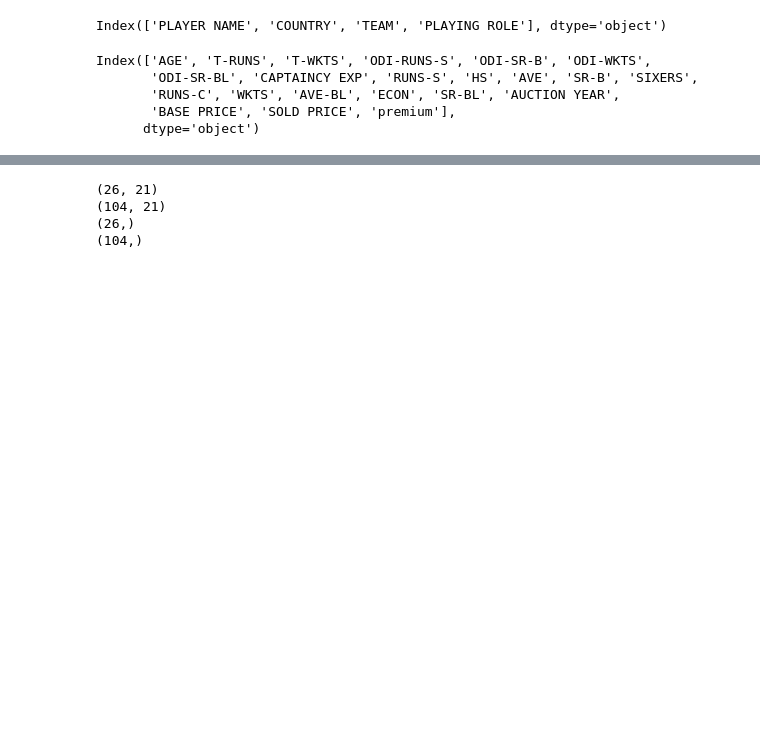
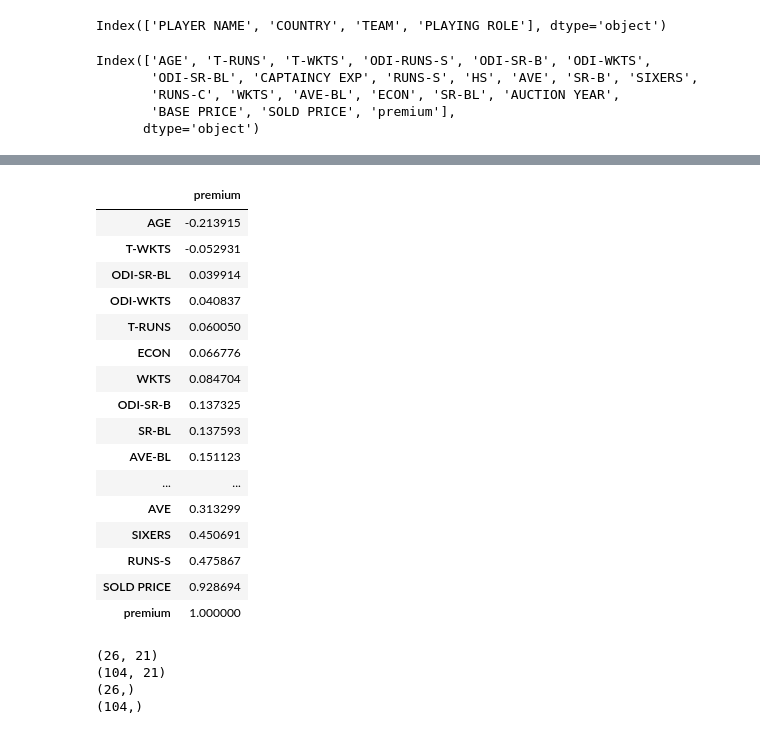
Before and after one commit to saptarshipal1/ipl_dataset2013, a Jupyter notebook: data/ipl_2013.ipynb, the cells around one changed output, grey strips where cells are left out. Drawn from its saved outputs; the diff is of its cells as text; code cells hidden in the pictures; blank space fills up the shorter version.

```diff
--- a/data/ipl_2013.ipynb
+++ b/data/ipl_2013.ipynb
@@ -253,0 +177,20 @@ sns.heatmap(df_num.corr())
+# %%
+df_num.corr()[['premium']].sort_values(by='premium',ascending =True)
+# %% [output]
+|  | premium |
+| AGE | -0.213915 |
+| T-WKTS | -0.052931 |
+| ODI-SR-BL | 0.039914 |
+| ODI-WKTS | 0.040837 |
+| T-RUNS | 0.060050 |
+| ECON | 0.066776 |
+| WKTS | 0.084704 |
+| ODI-SR-B | 0.137325 |
+| SR-BL | 0.137593 |
+| AVE-BL | 0.151123 |
+| ... | ... |
+| AVE | 0.313299 |
+| SIXERS | 0.450691 |
+| RUNS-S | 0.475867 |
+| SOLD PRICE | 0.928694 |
+| premium | 1.000000 |
```
Also changed, not shown: parts of 14 cells of this notebook.
